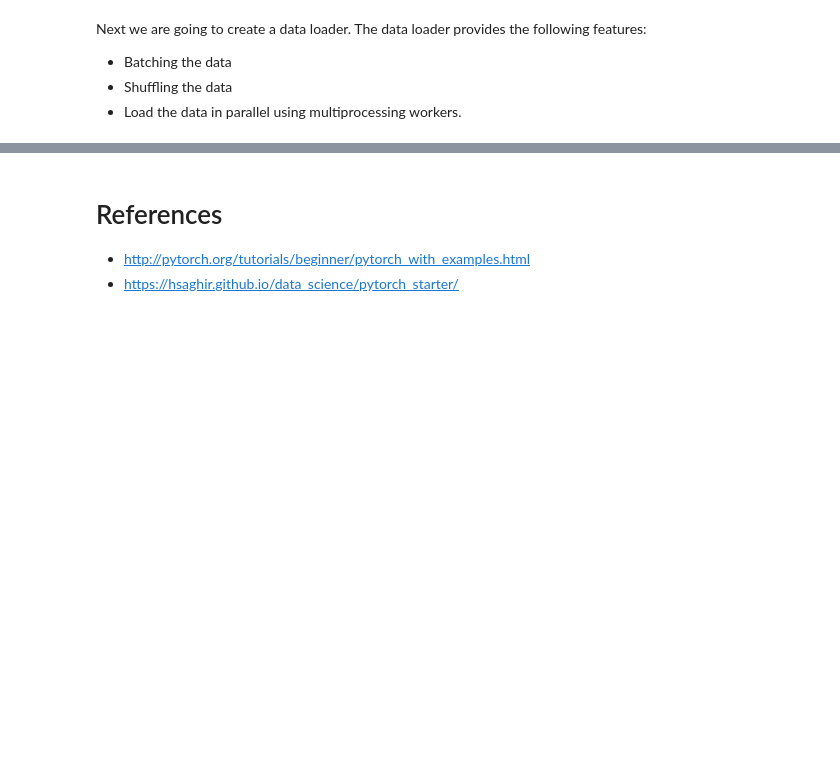
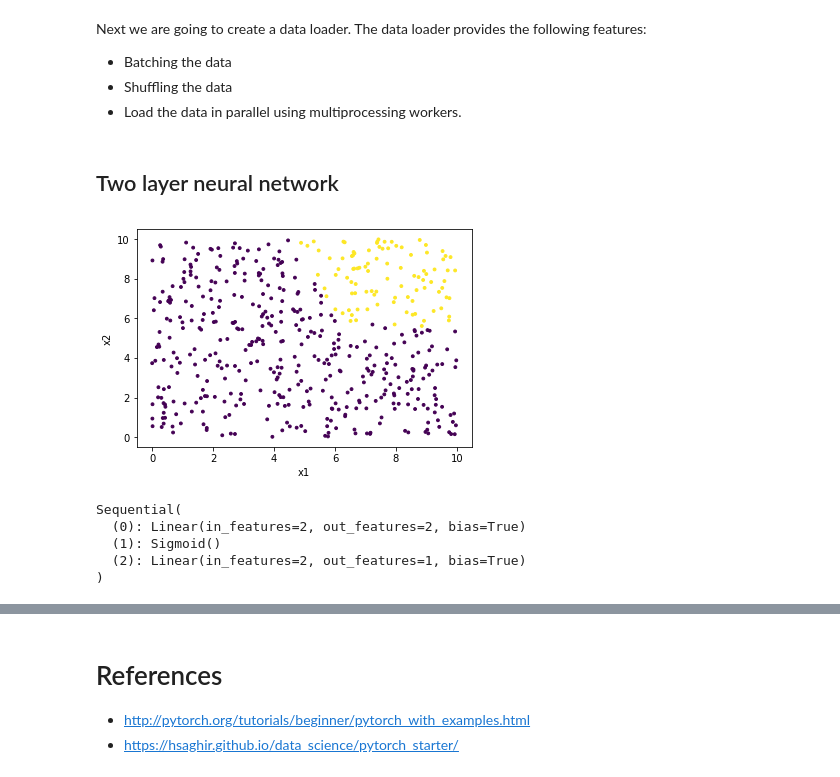
Before and after one commit to yanneta/dl-course, a Jupyter notebook: intro-to-pytoch.ipynb, the cells around one changed output, grey strips where cells are left out. Saved outputs shown, nothing was run; the diff lists cells and outputs as text; code cells hidden in the pictures; blank space fills up the shorter version.

```diff
--- a/intro-to-pytoch.ipynb
+++ b/intro-to-pytoch.ipynb
@@ -395,3 +395,41 @@ for t in range(1000):
 
         optimizer.step()
     if t % 100 == 0: print(loss.data[0])
+# %% [markdown]
+## Two layer neural network
+# %%
+# generating fake data
+# Here we generate some fake data
+def sigmoid(x):
+    return 1/(1 + np.exp(-x))
+
+def gen_nn_fake_data(n):
+    x = np.random.uniform(0,10, (n, 2))
+    x1 = x[:,0]
+    x2 = x[:,1]
+    score1 = sigmoid(-x1 - 8* x2 + 50)
+    score2 = sigmoid(-7*x1 - 2* x2 + 50)
+    score3 = 2* score1 + 3*score2 - 0.1
+    y = score3 < 0
+    return x, y.astype(int)
+
+x, y = gen_nn_fake_data(500)
+# %%
+import matplotlib.pyplot as plt
+plt.scatter(x[:,0],x[:,1],c=y, s=8);
+plt.xlabel("x1"); plt.ylabel("x2");
+# %% [output]
+[figure, added]
+# %%
+model = torch.nn.Sequential(
+    torch.nn.Linear(2, 2),
+    torch.nn.Sigmoid(),
+    torch.nn.Linear(2, 1)
+)
+model
+# %% [output]
+Sequential(
+  (0): Linear(in_features=2, out_features=2, bias=True)
+  (1): Sigmoid()
+  (2): Linear(in_features=2, out_features=1, bias=True)
+)
```
Also changed, not shown: parts of 12 cells of this notebook.
